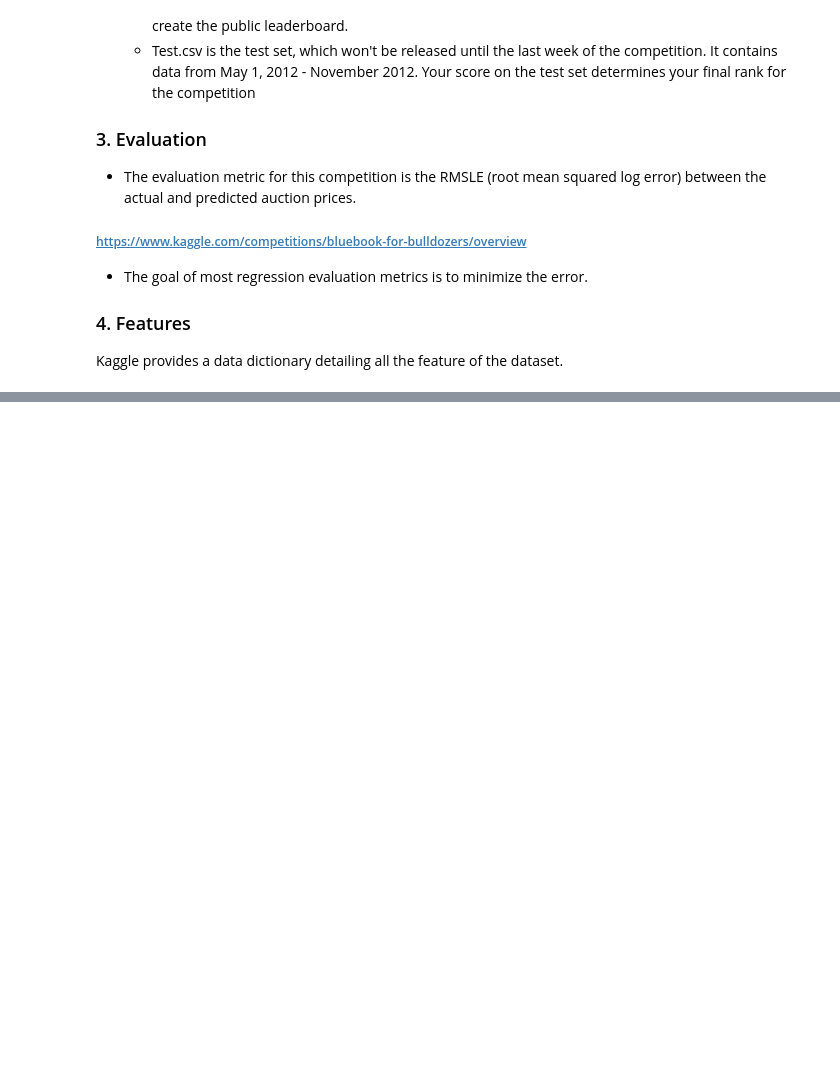
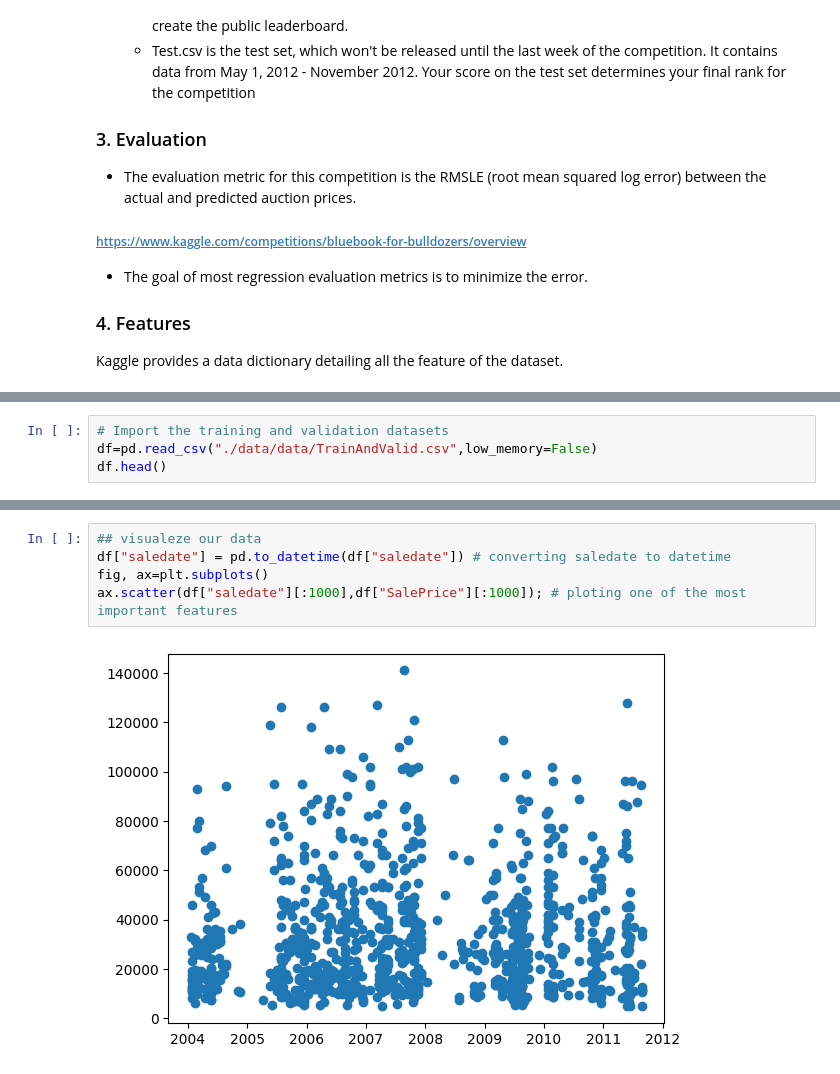
Before and after one commit to Kidist-c/Bulldozer-price-prediction-project, a Jupyter notebook: bulldozer-price-regression.ipynb, the cells around one changed output, grey strips where cells are left out. Drawn from its saved outputs; the diff is of its cells as text; blank space fills up the shorter version.

Commit message:
exploring data

```diff
--- a/bulldozer-price-regression.ipynb
+++ b/bulldozer-price-regression.ipynb
@@ -19,0 +28,4 @@ Kaggle provides a data dictionary detailing all the feature of the dataset.
+# %%
+# Import the training and validation datasets
+df=pd.read_csv("./data/data/TrainAndValid.csv",low_memory=False)
+df.head()
@@ -19,0 +81,7 @@ Kaggle provides a data dictionary detailing all the feature of the dataset.
+# %%
+## visualeze our data
+df["saledate"] = pd.to_datetime(df["saledate"]) # converting saledate to datetime
+fig, ax=plt.subplots()
+ax.scatter(df["saledate"][:1000],df["SalePrice"][:1000]); # ploting one of the most important features
+# %% [output]
+[figure, added]
```
Also changed, not shown: parts of 5 cells of this notebook, 7 other files.
